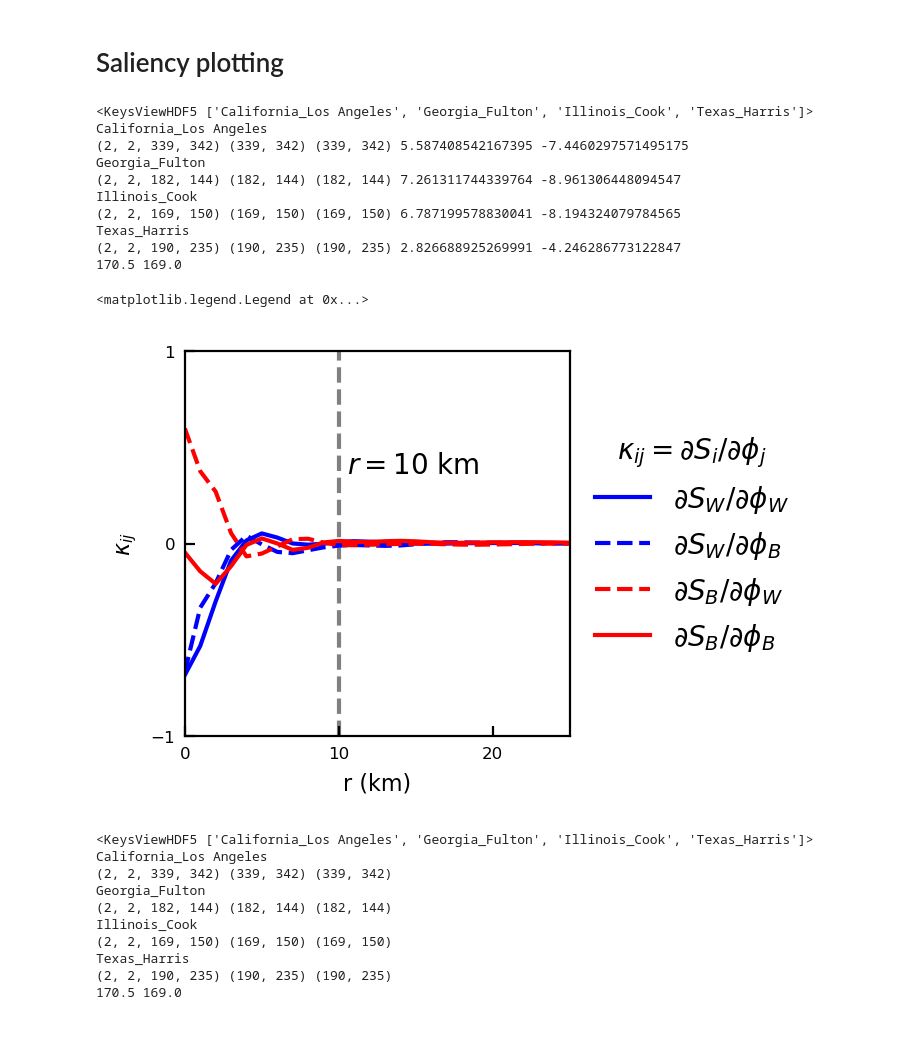
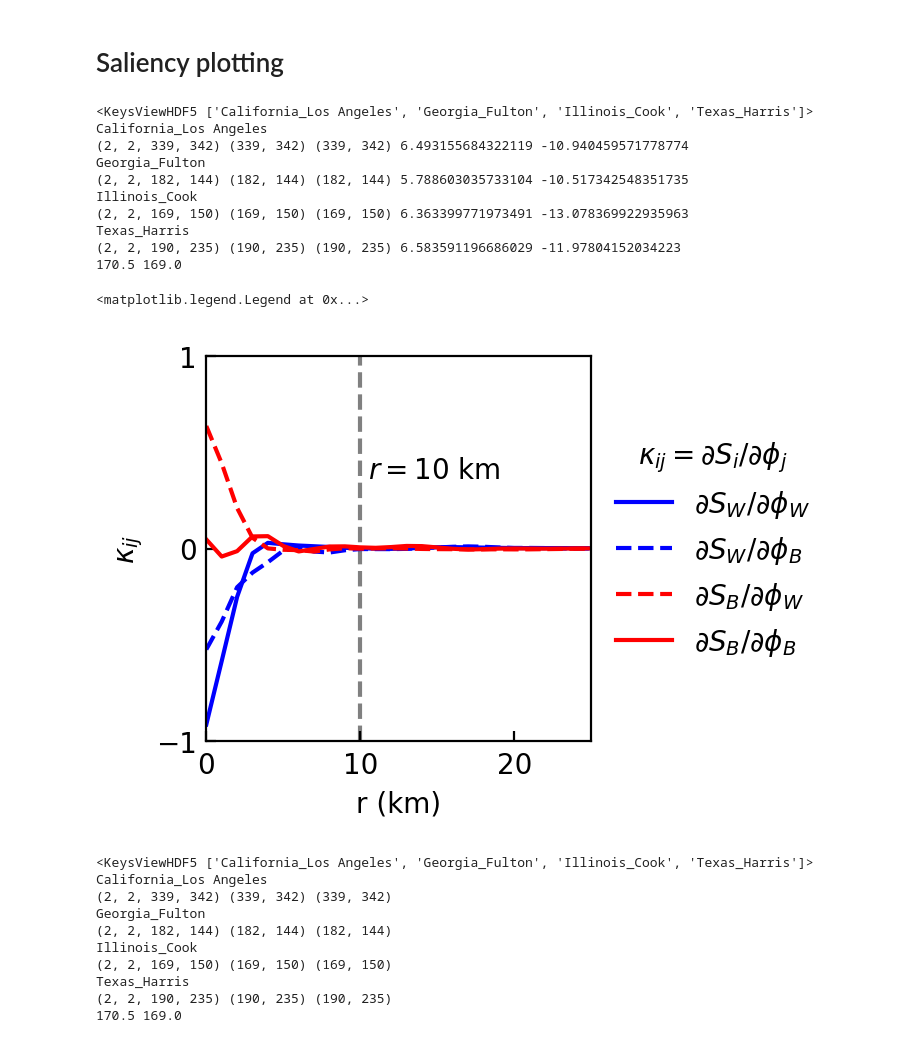
Before and after one commit to jcolen/sociohydro, a Jupyter notebook: census_density_gridded/CensusSaliency.ipynb, the cells around one changed output. Saved outputs shown, nothing was run; the diff lists cells and outputs as text; code cells hidden in the pictures.

```diff
--- a/census_density_gridded/CensusSaliency.ipynb
+++ b/census_density_gridded/CensusSaliency.ipynb
@@ -75,7 +87,7 @@ from scipy.interpolate import RectBivariateSpline
 
 G_s, X_s, Y_s = [], [], []
 
-model_id = '3701261_1' # Best performing model trained on all counties
+model_id = '3761106_5' # Best performing model trained on all counties
 
 with h5py.File(f'models/{model_id}/aggregated_saliency.hdf5', 'r') as h5f:
     print(h5f.keys())
@@ -133,38 +145,38 @@ labels = [
 ]
 
 for i in range(4):
     r, gr = get_Gr(G_s, i, x, y)
     ax.plot(r, gr, color=colors[i], linestyle=linestyles[i], label=labels[i])
 
 ax.set(xlabel='r (km)', ylabel='$\\kappa_{ij}$')
 ax.set(
     xlim=[0, 25],
     ylim=[-1, 1],
     xticks=[0, 10, 20],
     yticks=[-1, 0, 1]
 )
 ax.set_aspect(np.ptp(ax.get_xlim()) / np.ptp(ax.get_ylim()))
 
 r0 = 10
 ax.axvline(r0, linestyle='--', zorder=-1, color='grey')
 ax.text(r0+0.5, 0.48, f'$r={r0}$ km', va='top', ha='left',
              transform=ax.transData)
 ax.tick_params(which='both', direction='in')
 
 ax.legend(framealpha=0, loc='center left', bbox_to_anchor=[1, 0.5], title='$\\kappa_{ij} = \\partial S_i / \\partial \\phi_j$')
 # %% [output]
 <KeysViewHDF5 ['California_Los Angeles', 'Georgia_Fulton', 'Illinois_Cook', 'Texas_Harris']>
 California_Los Angeles
-(2, 2, 339, 342) (339, 342) (339, 342) 5.587408542167395 -7.4460297571495175
+(2, 2, 339, 342) (339, 342) (339, 342) 6.493155684322119 -10.940459571778774
 Georgia_Fulton
-(2, 2, 182, 144) (182, 144) (182, 144) 7.261311744339764 -8.961306448094547
+(2, 2, 182, 144) (182, 144) (182, 144) 5.788603035733104 -10.517342548351735
 Illinois_Cook
-(2, 2, 169, 150) (169, 150) (169, 150) 6.787199578830041 -8.194324079784565
+(2, 2, 169, 150) (169, 150) (169, 150) 6.363399771973491 -13.078369922935963
 Texas_Harris
-(2, 2, 190, 235) (190, 235) (190, 235) 2.826688925269991 -4.246286773122847
+(2, 2, 190, 235) (190, 235) (190, 235) 6.583591196686029 -11.97804152034223
 170.5 169.0
 <matplotlib.legend.Legend at 0x...>
-[figure, old version]
+[figure, new version]
 # %%
 from scipy.interpolate import RectBivariateSpline
 
```
Also changed, not shown: parts of 1 cell of this notebook, 57 other files.
